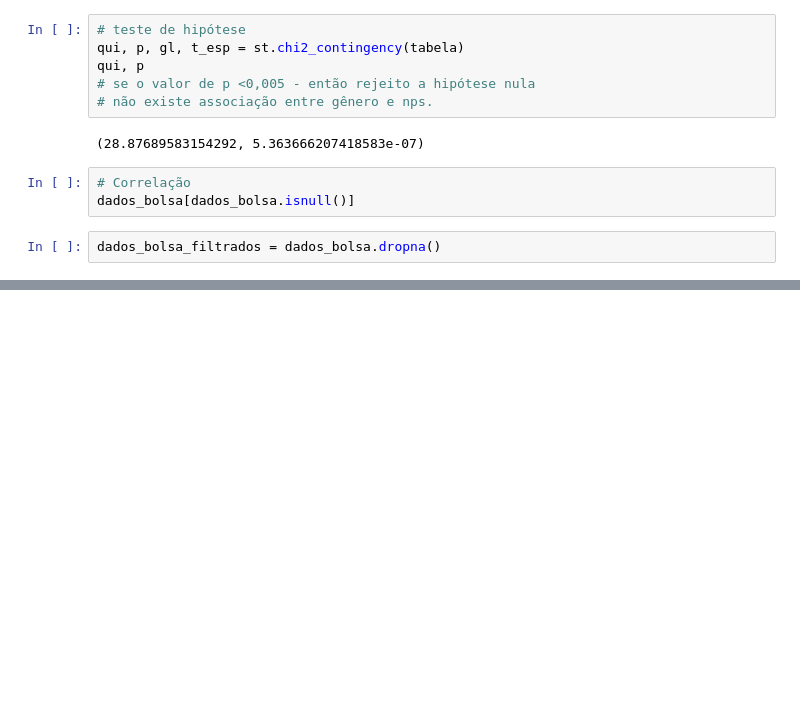
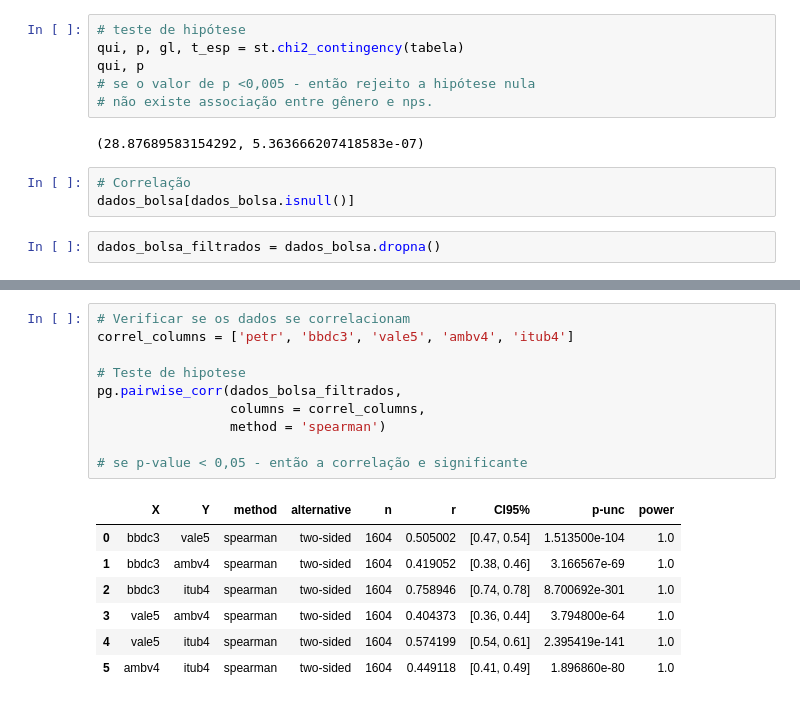
Before and after one commit to CarolineAndradeR/Python, a Jupyter notebook: Associação_Correlação.ipynb, the cells around one changed output, grey strips where cells are left out. Drawn from its saved outputs; the diff is of its cells as text; blank space fills up the shorter version.

```diff
--- a/Associação_Correlação.ipynb
+++ b/Associação_Correlação.ipynb
@@ -272,0 +333,18 @@ AttributeError: ignored
+# %%
+# Verificar se os dados se correlacionam
+correl_columns = ['petr', 'bbdc3', 'vale5', 'ambv4', 'itub4']
+
+# Teste de hipotese
+pg.pairwise_corr(dados_bolsa_filtrados,
+                 columns = correl_columns,
+                 method = 'spearman')
+
+# se p-value < 0,05 - então a correlação e significante
+# %% [output]
+|  | X | Y | method | alternative | n | r | CI95% | p-unc | power |
+| 0 | bbdc3 | vale5 | spearman | two-sided | 1604 | 0.505002 | [0.47, 0.54] | 1.513500e-104 | 1.0 |
+| 1 | bbdc3 | ambv4 | spearman | two-sided | 1604 | 0.419052 | [0.38, 0.46] | 3.166567e-69 | 1.0 |
+| 2 | bbdc3 | itub4 | spearman | two-sided | 1604 | 0.758946 | [0.74, 0.78] | 8.700692e-301 | 1.0 |
+| 3 | vale5 | ambv4 | spearman | two-sided | 1604 | 0.404373 | [0.36, 0.44] | 3.794800e-64 | 1.0 |
+| 4 | vale5 | itub4 | spearman | two-sided | 1604 | 0.574199 | [0.54, 0.61] | 2.395419e-141 | 1.0 |
+| 5 | ambv4 | itub4 | spearman | two-sided | 1604 | 0.449118 | [0.41, 0.49] | 1.896860e-80 | 1.0 |
```
Also changed, not shown: parts of 8 cells of this notebook.
